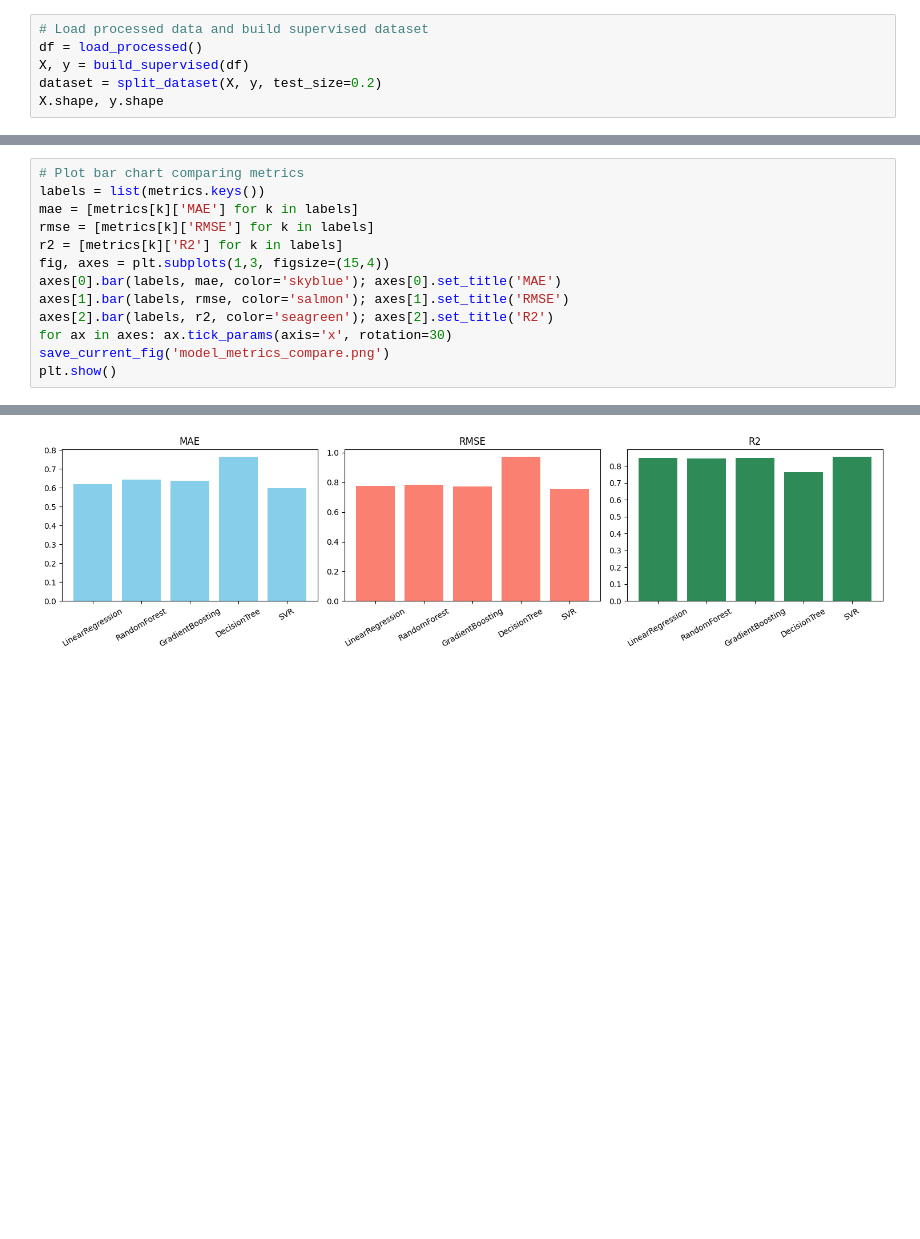
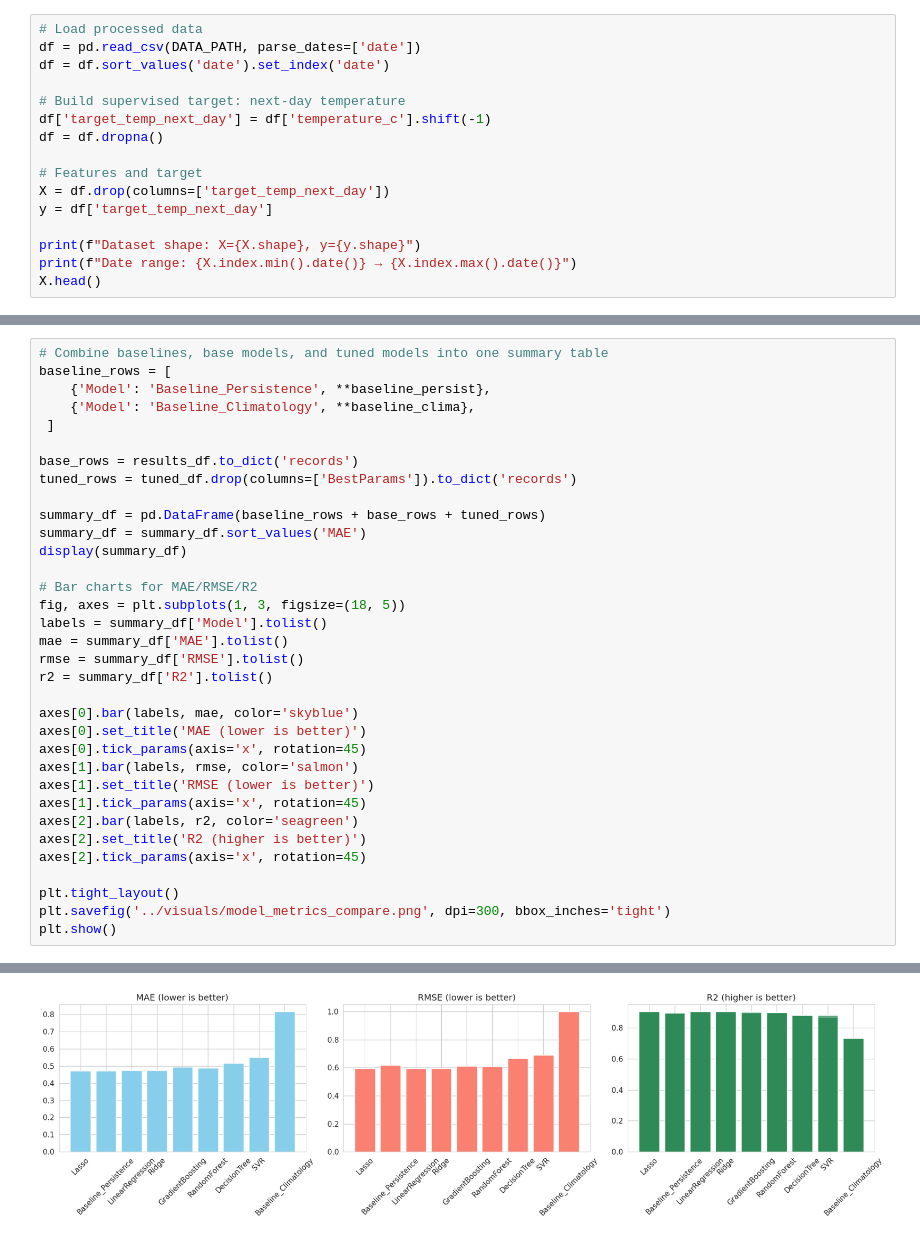
Before and after one commit to Tinny-Robot/climate-ml-lab, a Jupyter notebook: notebooks/03_model_training.ipynb, the cells around one changed output, grey strips where cells are left out. Saved outputs shown, nothing was run; the diff lists cells and outputs as text; blank space fills up the shorter version.

```diff
--- a/notebooks/03_model_training.ipynb
+++ b/notebooks/03_model_training.ipynb
@@ -14,7 +64,17 @@ from src.visualize import save_current_fig
 # %%
-# Load processed data and build supervised dataset
-df = load_processed()
-X, y = build_supervised(df)
-dataset = split_dataset(X, y, test_size=0.2)
-X.shape, y.shape
+# Load processed data
+df = pd.read_csv(DATA_PATH, parse_dates=['date'])
+df = df.sort_values('date').set_index('date')
+
+# Build supervised target: next-day temperature
+df['target_temp_next_day'] = df['temperature_c'].shift(-1)
+df = df.dropna()
+
+# Features and target
+X = df.drop(columns=['target_temp_next_day'])
+y = df['target_temp_next_day']
+
+print(f"Dataset shape: X={X.shape}, y={y.shape}")
+print(f"Date range: {X.index.min().date()} → {X.index.max().date()}")
+X.head()
 # %% [output]
@@ -62,14 +318,35 @@ metrics, best_name
 # %%
-# Plot bar chart comparing metrics
-labels = list(metrics.keys())
-mae = [metrics[k]['MAE'] for k in labels]
-rmse = [metrics[k]['RMSE'] for k in labels]
-r2 = [metrics[k]['R2'] for k in labels]
-fig, axes = plt.subplots(1,3, figsize=(15,4))
-axes[0].bar(labels, mae, color='skyblue'); axes[0].set_title('MAE')
-axes[1].bar(labels, rmse, color='salmon'); axes[1].set_title('RMSE')
-axes[2].bar(labels, r2, color='seagreen'); axes[2].set_title('R2')
-for ax in axes: ax.tick_params(axis='x', rotation=30)
-save_current_fig('model_metrics_compare.png')
+# Combine baselines, base models, and tuned models into one summary table
+baseline_rows = [
+    {'Model': 'Baseline_Persistence', **baseline_persist},
+    {'Model': 'Baseline_Climatology', **baseline_clima},
+ ]
+
+base_rows = results_df.to_dict('records')
+tuned_rows = tuned_df.drop(columns=['BestParams']).to_dict('records')
+
+summary_df = pd.DataFrame(baseline_rows + base_rows + tuned_rows)
+summary_df = summary_df.sort_values('MAE')
+display(summary_df)
+
+# Bar charts for MAE/RMSE/R2
+fig, axes = plt.subplots(1, 3, figsize=(18, 5))
+labels = summary_df['Model'].tolist()
+mae = summary_df['MAE'].tolist()
+rmse = summary_df['RMSE'].tolist()
+r2 = summary_df['R2'].tolist()
+
+axes[0].bar(labels, mae, color='skyblue')
+axes[0].set_title('MAE (lower is better)')
+axes[0].tick_params(axis='x', rotation=45)
+axes[1].bar(labels, rmse, color='salmon')
+axes[1].set_title('RMSE (lower is better)')
+axes[1].tick_params(axis='x', rotation=45)
+axes[2].bar(labels, r2, color='seagreen')
+axes[2].set_title('R2 (higher is better)')
+axes[2].tick_params(axis='x', rotation=45)
+
+plt.tight_layout()
+plt.savefig('../visuals/model_metrics_compare.png', dpi=300, bbox_inches='tight')
 plt.show()
 # %% [output]
@@ -76 +366 @@ plt.show()
-[figure, old version]
+[figure, new version]
```
Also changed, not shown: parts of 16 cells of this notebook, 22 other files.
